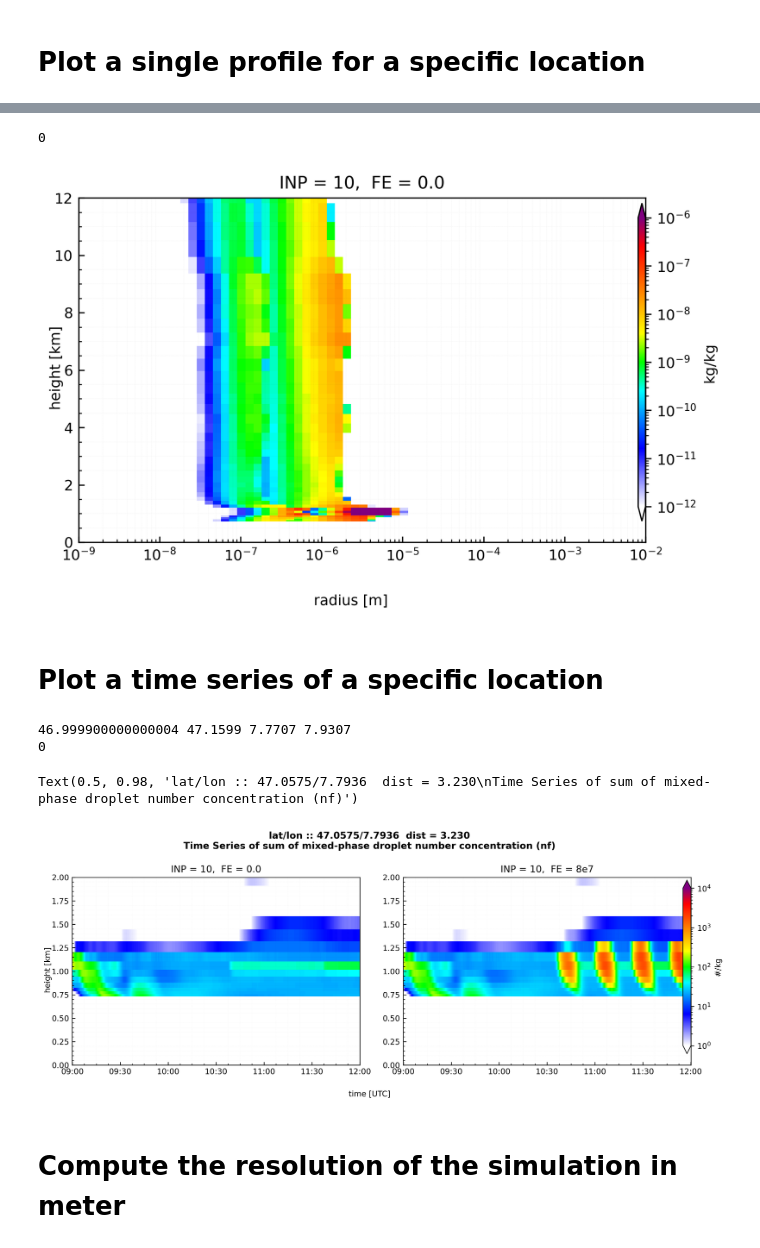
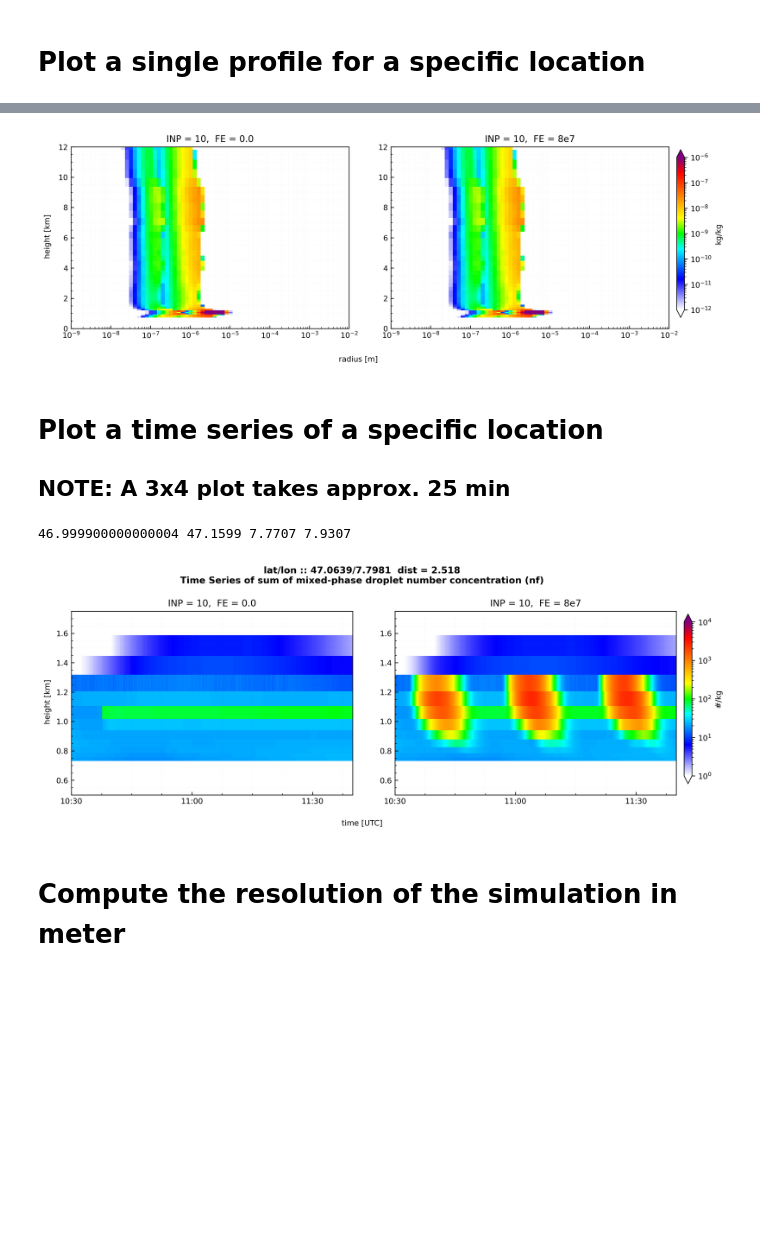
Before and after one commit to KarlJohnsonnn/comso-specs-eriswil, a Jupyter notebook: python/CS-3D-quicklooks-example.ipynb, the cells around one changed output, grey strips where cells are left out. Cells and saved outputs as stored; diff of their text form; code cells hidden in the pictures; blank space fills up the shorter version.

```diff
--- a/python/CS-3D-quicklooks-example.ipynb
+++ b/python/CS-3D-quicklooks-example.ipynb
@@ -316,26 +233,26 @@ plot2 = vizz.MultiPanelPlot(
 # %%
 plot3 = vizz.MultiPanelPlot(
     data,
     metadata    = metadata,
     varname     = 'qw',
     nrows       = 1,
-    ncols       = 1,
+    ncols       = 2,
     mode        = 'profile',
     ymin        = 0,
     ymax        = 12,
     vmin        = 1e-12,
     vmax        = 1e-6,
     )
 # %% [output]
-0
-[figure, old version]
+[figure, new version]
 # %% [markdown]
 # Plot a time series of a specific location
+## NOTE: A 3x4 plot takes approx. 25 min
 # %%
 importlib.reload(vizz)
 
 
-iidX, iidY = 5, 9
+iidX, iidY = 6, 10
 var_name = 'nf'
 
 plot5 = vizz.MultiPanelPlot(
@@ -345,8 +262,8 @@ plot5 = vizz.MultiPanelPlot(
     nrows       = 1,
     ncols       = 2,
     mode        = 'timeseries',
-    ymin        = 0,
-    ymax        = 2,
+    ymin        = 0.5,
+    ymax        = 1.75,
     latlon      = True,
     idX         = iidX,
     idY         = iidY,
@@ -358,11 +275,13 @@ lat, lon = plot5.y[iidY], plot5.x[iidX]
 dist = vizz.haversine_distance(plot5.y[12], plot5.x[12], plot5.y[iidY], plot5.x[iidX]) * 1.0e-3
 plot5.fig.suptitle(
     f'lat/lon :: {lat:.4f}/{lon:.4f}  dist = {dist:.3f}\nTime Series of sum of {name} ({var_name})', weight='bold')
+for iax in plot5.axes.flatten():
+    iax.set_xlim(datetime.datetime(2023, 1, 25, 10, 30), datetime.datetime(2023, 1, 25, 11, 40))
+
+plot5.save_figure(f'/{plots_path}/{str(i).zfill(3)}_single_spectra.png')
 # %% [output]
 46.999900000000004 47.1599 7.7707 7.9307
-0
-Text(0.5, 0.98, 'lat/lon :: 47.0575/7.7936  dist = 3.230\nTime Series of sum of mixed-phase droplet number concentration (nf)')
-[figure, old version]
+[figure, new version]
 # %% [markdown]
 # Compute the resolution of the simulation in meter
 # %%
```
Also changed, not shown: parts of 10 cells of this notebook, 1 other file.
